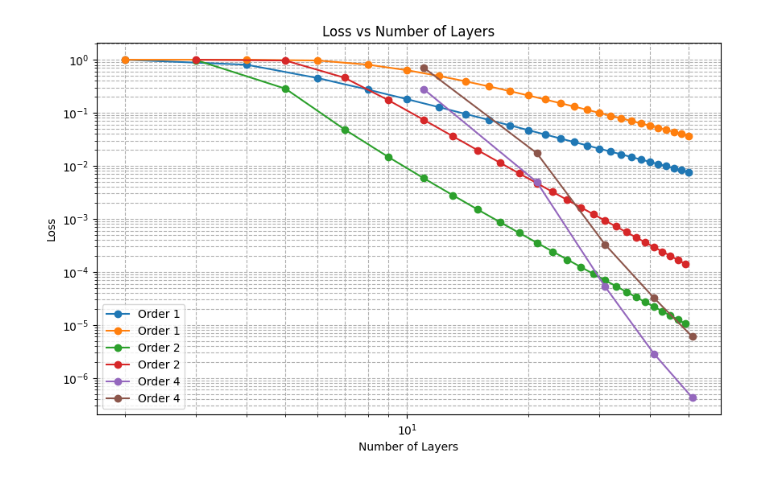
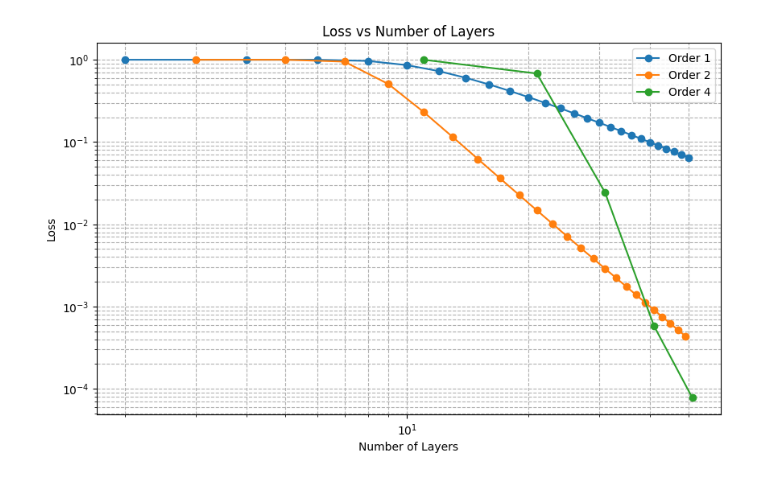
Before and after one commit to ixaixim/rqcopt-reimplementation, a Jupyter notebook: experiments/trotter_comparison_results.ipynb, the cells around one changed output. Cells and saved outputs as stored; diff of their text form; code cells hidden in the pictures.

```diff
--- a/experiments/trotter_comparison_results.ipynb
+++ b/experiments/trotter_comparison_results.ipynb
@@ -3,41 +3,41 @@ import pandas as pd
 import matplotlib.pyplot as plt
 
 # Read the CSV file
-df = pd.read_csv('trotter_comparison_results_10_isabel_trotter.csv')
-df2 = pd.read_csv('trotter_comparison_results_10_hw_friendly_trotter.csv')
+df = pd.read_csv('trotter_comparison_results_50_ising_hw_friendly.csv')
+# df2 = pd.read_csv('trotter_comparison_results_10_hw_friendly_trotter.csv')
 
 # Calculate number of layers based on the order and reps
 def calculate_layers(row):
     order = row['order']
     reps = row['reps']
     # method
     if order == 1:
         return 2 * reps
     elif order == 2:
         return 2 * reps + 1
     elif order == 4:
         return 10 * reps + 1
     return None
 
 df['layers'] = df.apply(calculate_layers, axis=1)
-df2['layers'] = df2.apply(calculate_layers, axis=1)
+# df2['layers'] = df2.apply(calculate_layers, axis=1)
 
 # Plotting
 plt.figure(figsize=(10, 6))
 
 for order in [1, 2, 4]:
     subset = df[df['order'] == order].sort_values('layers')
-    subset2 = df2[df2['order'] == order].sort_values('layers')
+    # subset2 = df2[df2['order'] == order].sort_values('layers')
     plt.plot(subset['layers'], subset['hst_loss'], marker='o', label=f'Order {order}')
-    plt.plot(subset2['layers'], subset2['hst_loss'], marker='o', label=f'Order {order}')
+    # plt.plot(subset2['layers'], subset2['hst_loss'], marker='o', label=f'Order {order}')
 
 plt.yscale('log')
 plt.xscale('log')
 plt.xlabel('Number of Layers')
 plt.ylabel('Loss')
 plt.title('Loss vs Number of Layers')
 plt.legend()
 plt.grid(True, which='both', linestyle='--')
 plt.show()
 # %% [output]
-[figure, old version]
+[figure, new version]
```
Also changed, not shown: 6 other files.
